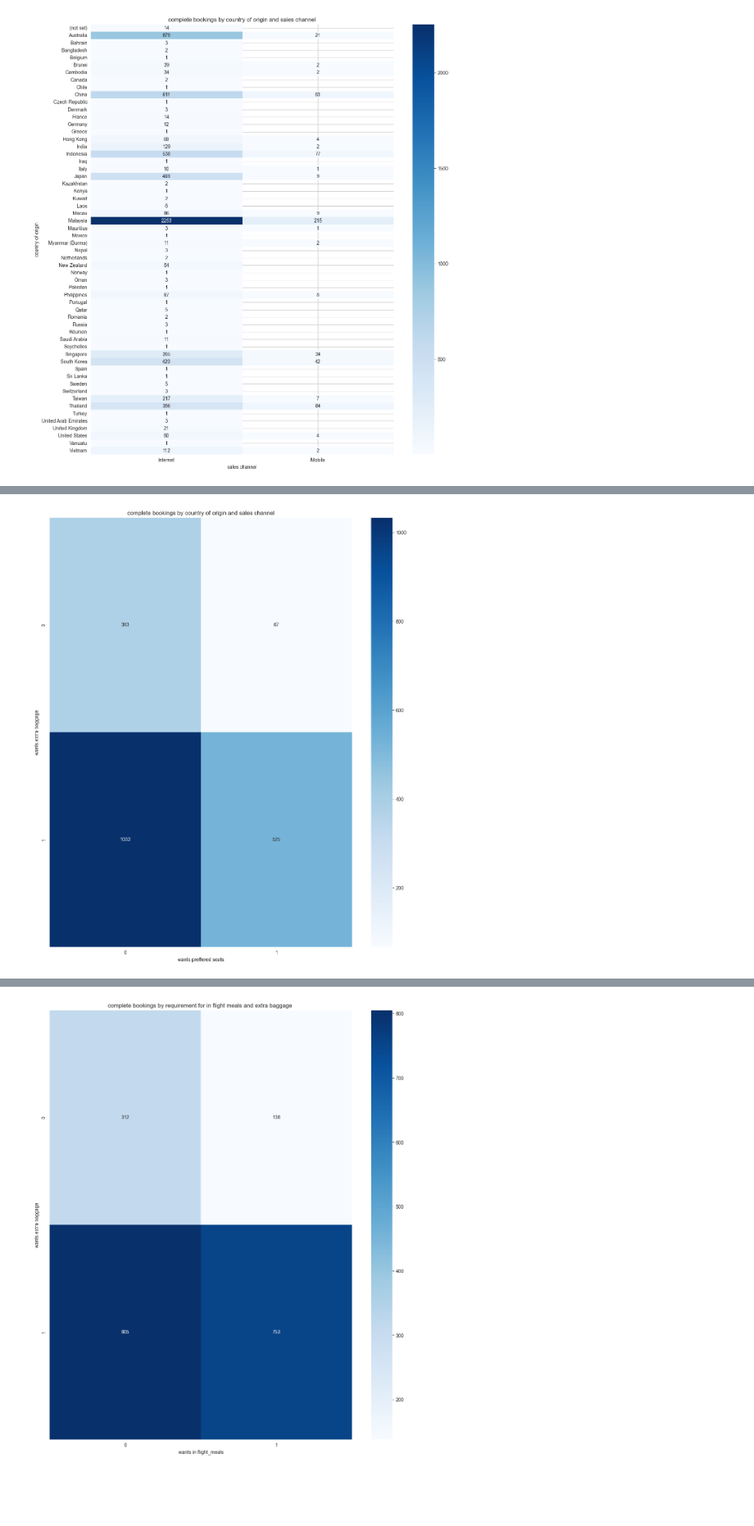
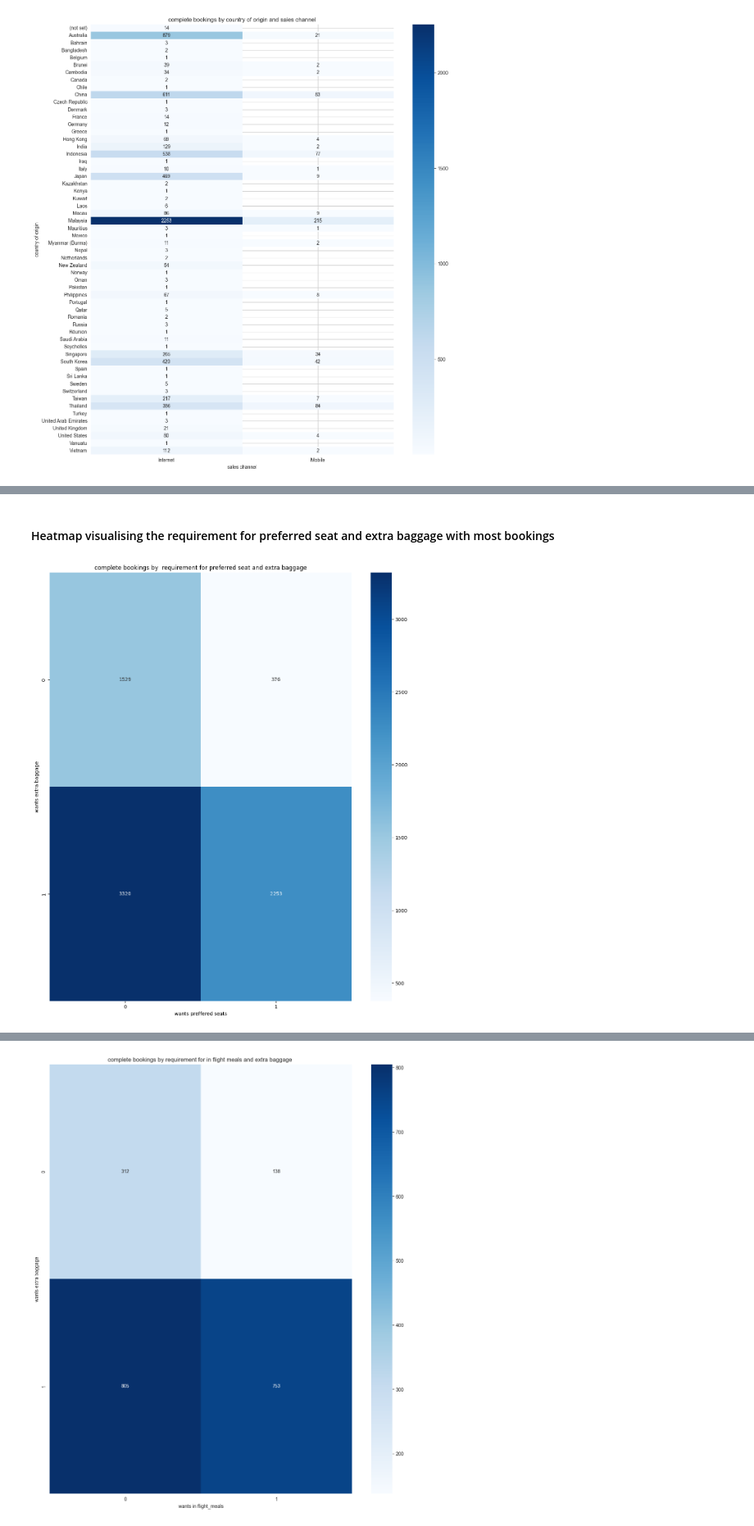
Before and after one commit to nickgeorgemathew/customer-booking-analysis, a Jupyter notebook: customer_booking_analysis.ipynb, the cells around one changed output, grey strips where cells are left out. Shown at 82% size. Saved outputs shown, nothing was run; the diff lists cells and outputs as text; code cells hidden in the pictures; blank space fills up the shorter version.

```diff
--- a/customer_booking_analysis.ipynb
+++ b/customer_booking_analysis.ipynb
@@ -649,13 +687,15 @@ plt.show()
+# %% [markdown]
+#### Heatmap visualising the requirement for preferred seat and extra baggage with most bookings
 # %%
 
-origin_sales=df_routes.groupby(['wants_extra_baggage','wants_preferred_seat'])['booking_complete'].sum().reset_index()
+origin_sales=complete.groupby(['wants_extra_baggage','wants_preferred_seat'])['booking_complete'].sum().reset_index()
 top_sales=origin_sales.sort_values(by='booking_complete',ascending=False).head(10)
 pivot_table=origin_sales.pivot(index='wants_extra_baggage',columns='wants_preferred_seat',values='booking_complete')
 plt.figure(figsize=(14,16))
 sns.heatmap(pivot_table,cmap='Blues',annot=True,fmt=".0f")
-plt.title('complete bookings by ')
+plt.title('complete bookings by  requirement for preferred seat and extra baggage')
 plt.xlabel('wants preffered seats')
 plt.ylabel('wants extra baggage')
 plt.show()
 # %% [output]
-[figure, old version]
+[figure, new version]
```
Also changed, not shown: parts of 17 cells of this notebook.
